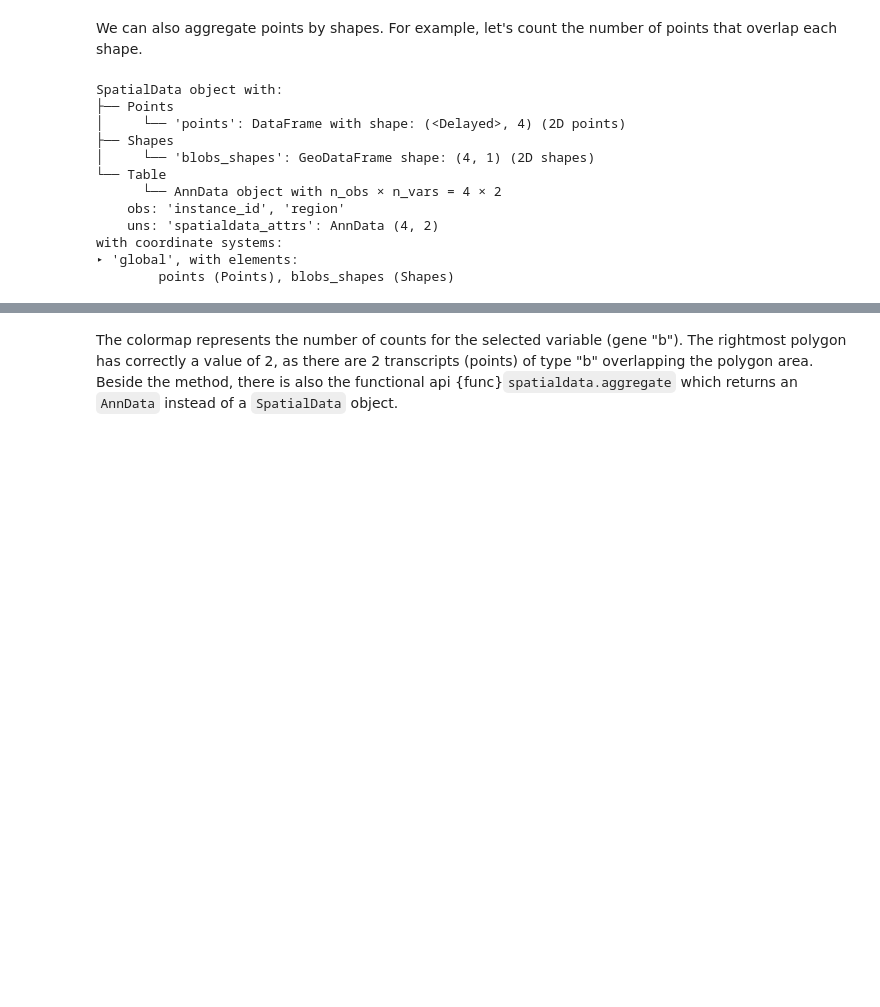
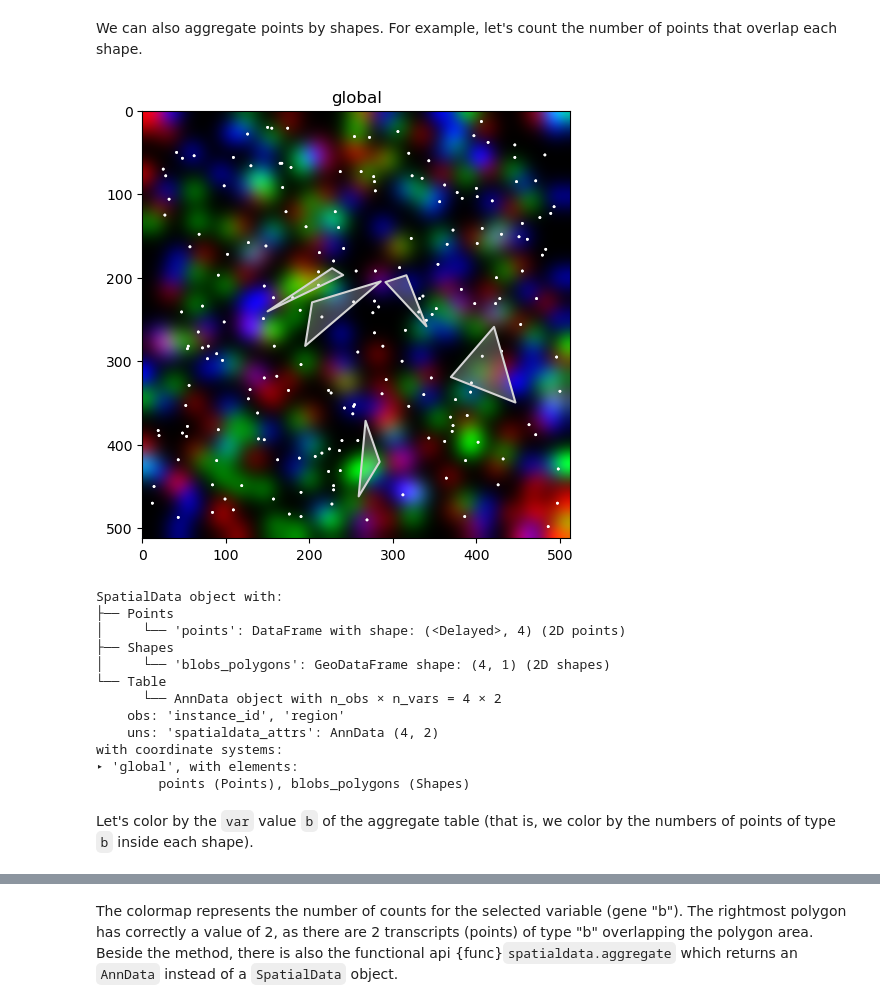
Before and after one commit to scverse/spatialdata-notebooks, a Jupyter notebook: notebooks/examples/aggregation.ipynb, the cells around one changed output, grey strips where cells are left out. Saved outputs shown, nothing was run; the diff lists cells and outputs as text; code cells hidden in the pictures; blank space fills up the shorter version.

```diff
--- a/notebooks/examples/aggregation.ipynb
+++ b/notebooks/examples/aggregation.ipynb
@@ -61,20 +63,26 @@ sdata_im.pl.render_images(channel=1).pl.render_labels(color="channel_1_mean", al
 # %% [markdown]
 We can also aggregate points by shapes. For example, let's count the number of points that overlap each shape.
+# %%
+sdata.pl.render_images().pl.render_points(na_color='white').pl.render_shapes('blobs_polygons').pl.show()
+# %% [output]
+[figure, added]
 # %%
-sdata_shapes = sdata.aggregate(sdata.points["blobs_points"], by="blobs_shapes", id_key="genes", agg_func="count")
+sdata_shapes = sdata.aggregate(sdata.points["blobs_points"], by="blobs_polygons", id_key="genes", agg_func="count")
 sdata_shapes
 # %% [output]
 SpatialData object with:
 ├── Points
 │     └── 'points': DataFrame with shape: (<Delayed>, 4) (2D points)
 ├── Shapes
-│     └── 'blobs_shapes': GeoDataFrame shape: (4, 1) (2D shapes)
+│     └── 'blobs_polygons': GeoDataFrame shape: (4, 1) (2D shapes)
 └── Table
       └── AnnData object with n_obs × n_vars = 4 × 2
     obs: 'instance_id', 'region'
     uns: 'spatialdata_attrs': AnnData (4, 2)
 with coordinate systems:
 ▸ 'global', with elements:
-        points (Points), blobs_shapes (Shapes)
+        points (Points), blobs_polygons (Shapes)
+# %% [markdown]
+Let's color by the `var` value `b` of the aggregate table (that is, we color by the numbers of points of type `b` inside each shape).
 # %%
 sdata_shapes.pl.render_points(color="genes").pl.render_shapes(color="b", alpha=0.8).pl.show()
```
Also changed, not shown: parts of 5 cells of this notebook, 3 other files.
